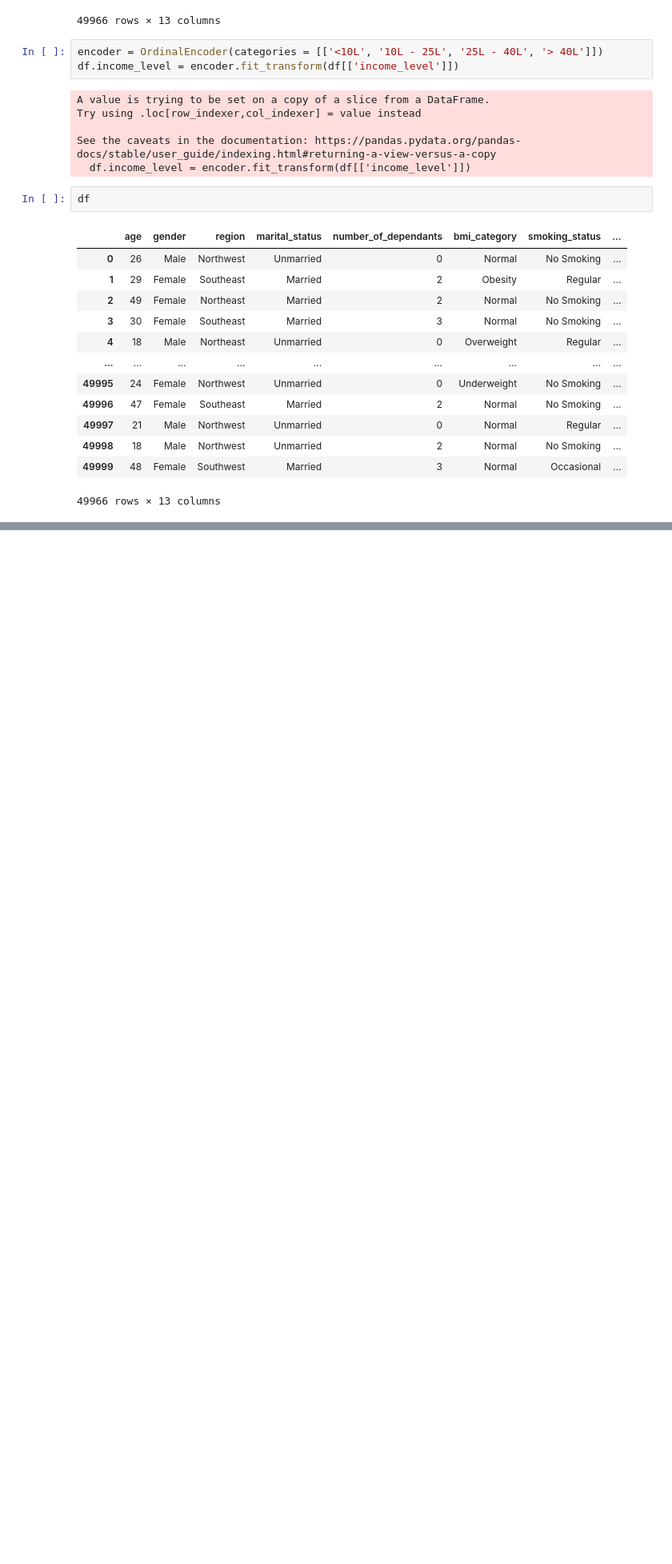
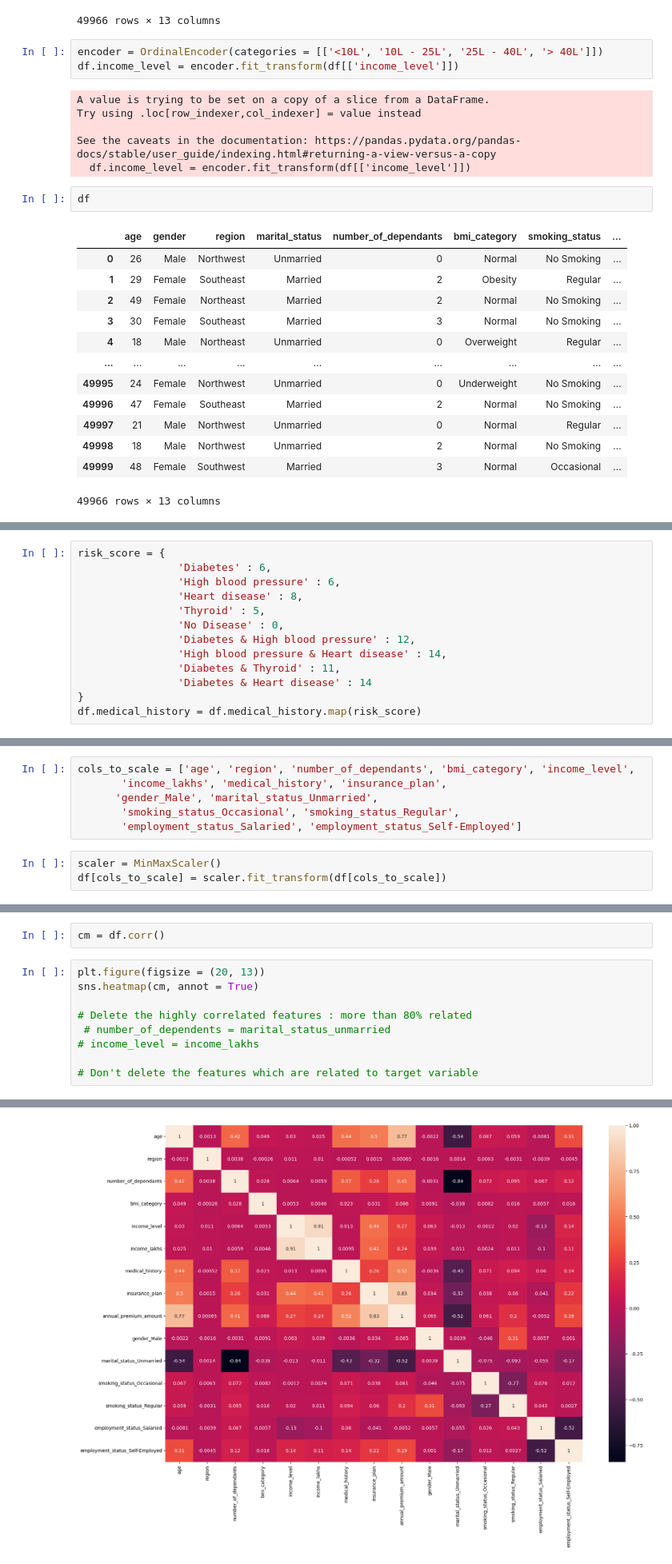
Before and after one commit to puneet-cs/DS17-ML-Project, a Jupyter notebook: Step1_EDA_DS17.ipynb, the cells around one changed output, grey strips where cells are left out. Shown at 80% size. Saved outputs shown, nothing was run; the diff lists cells and outputs as text; blank space fills up the shorter version.

```diff
--- a/Step1_EDA_DS17.ipynb
+++ b/Step1_EDA_DS17.ipynb
@@ -472,0 +542,13 @@ df
+# %%
+risk_score = {
+                'Diabetes' : 6,
+                'High blood pressure' : 6,
+                'Heart disease' : 8,
+                'Thyroid' : 5,
+                'No Disease' : 0,
+                'Diabetes & High blood pressure' : 12,
+                'High blood pressure & Heart disease' : 14,
+                'Diabetes & Thyroid' : 11,
+                'Diabetes & Heart disease' : 14
+}
+df.medical_history = df.medical_history.map(risk_score)
@@ -472,0 +584,9 @@ df
+# %%
+cols_to_scale = ['age', 'region', 'number_of_dependants', 'bmi_category', 'income_level',
+       'income_lakhs', 'medical_history', 'insurance_plan',
+      'gender_Male', 'marital_status_Unmarried',
+       'smoking_status_Occasional', 'smoking_status_Regular',
+       'employment_status_Salaried', 'employment_status_Self-Employed']
+# %%
+scaler = MinMaxScaler()
+df[cols_to_scale] = scaler.fit_transform(df[cols_to_scale])
@@ -472,0 +597,12 @@ df
+# %%
+cm = df.corr()
+# %%
+plt.figure(figsize = (20, 13))
+sns.heatmap(cm, annot = True)
+
+# Delete the highly correlated features : more than 80% related
+ # number_of_dependents = marital_status_unmarried
+# income_level = income_lakhs
+
+# Don't delete the features which are related to target variable
+# %% [output]
@@ -472,0 +610 @@ df
+[figure, added]
```
Also changed, not shown: parts of 20 cells of this notebook.
